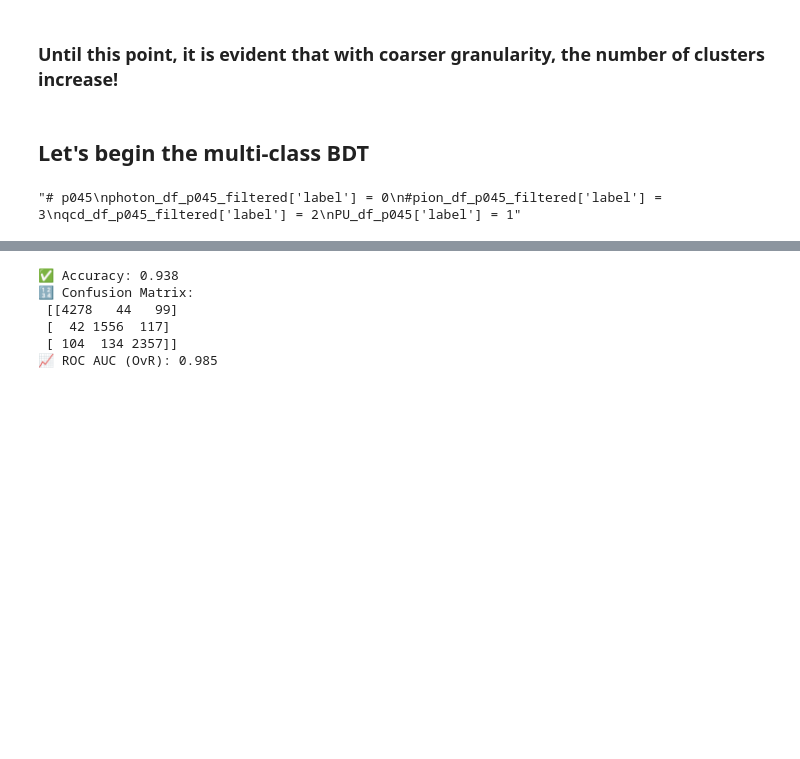
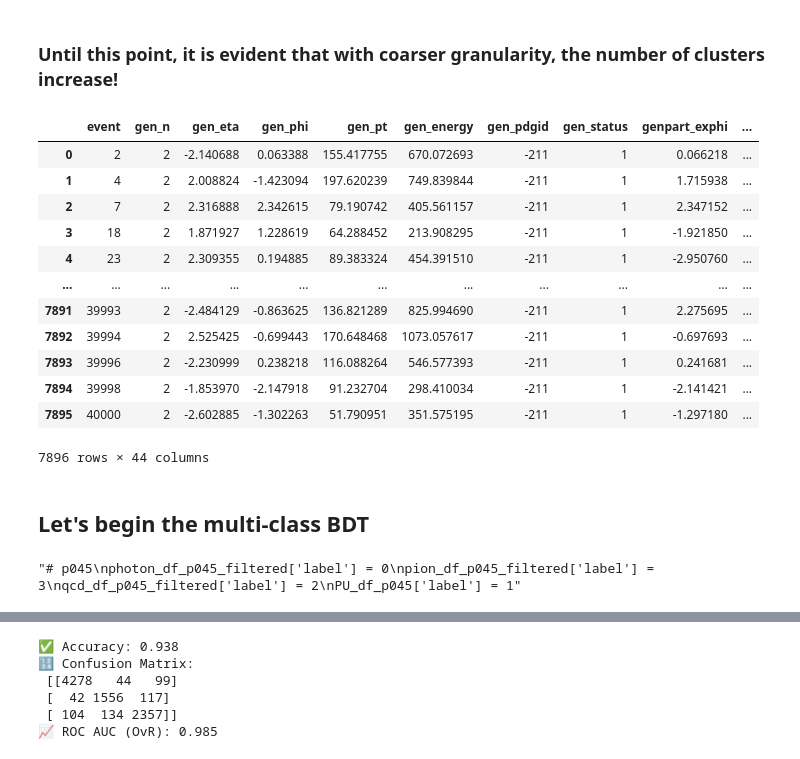
Before and after one commit to tdebnath16/shower_shape_studies, a Jupyter notebook: training_newalgo.ipynb, the cells around one changed output, grey strips where cells are left out. Drawn from its saved outputs; the diff is of its cells as text; code cells hidden in the pictures; blank space fills up the shorter version.

```diff
--- a/training_newalgo.ipynb
+++ b/training_newalgo.ipynb
@@ -113,6 +135,7 @@ qcd_df_p045 = ana.load_and_filter_hdf_path(qcd_PU200_gen, qcd_PU200_cl3d_p045)
 # %%
 # Delta r filter
-photon_df_Ref_filtered = ana.filter_by_delta_r(photon_df_Ref, "cl3d_Ref", 0.1)
-photon_df_p016_filtered = ana.filter_by_delta_r(photon_df_p016, "cl3d_p016Tri", 0.1)
-photon_df_p03_filtered = ana.filter_by_delta_r(photon_df_p03, "cl3d_p03Tri", 0.1)
-photon_df_p045_filtered = ana.filter_by_delta_r(photon_df_p045, "cl3d_p045Tri", 0.1)
+pion_df_Ref_filtered = ana.filter_by_delta_r(pion_df_Ref, "cl3d_Ref", 0.1)
+pion_df_p0113_filtered = ana.filter_by_delta_r(pion_df_p0113, "cl3d_p0113Tri", 0.1)
+pion_df_p016_filtered = ana.filter_by_delta_r(pion_df_p016, "cl3d_p016Tri", 0.1)
+pion_df_p03_filtered = ana.filter_by_delta_r(pion_df_p03, "cl3d_p03Tri", 0.1)
+pion_df_p045_filtered = ana.filter_by_delta_r(pion_df_p045, "cl3d_p045Tri", 0.1)
@@ -125,31 +142,47 @@ qcd_df_p045_filtered = ana.filter_by_delta_r(qcd_df_p045, "cl3d_p045Tri", 0.5)
+# %%
+pion_df_Ref_filtered
+# %% [output]
+|  | event | gen_n | gen_eta | gen_phi | gen_pt | gen_energy | gen_pdgid | gen_status | genpart_exphi | ... |
+| 0 | 2 | 2 | -2.140688 | 0.063388 | 155.417755 | 670.072693 | -211 | 1 | 0.066218 | ... |
+| 1 | 4 | 2 | 2.008824 | -1.423094 | 197.620239 | 749.839844 | -211 | 1 | 1.715938 | ... |
+| 2 | 7 | 2 | 2.316888 | 2.342615 | 79.190742 | 405.561157 | -211 | 1 | 2.347152 | ... |
+| 3 | 18 | 2 | 1.871927 | 1.228619 | 64.288452 | 213.908295 | -211 | 1 | -1.921850 | ... |
+| 4 | 23 | 2 | 2.309355 | 0.194885 | 89.383324 | 454.391510 | -211 | 1 | -2.950760 | ... |
+| ... | ... | ... | ... | ... | ... | ... | ... | ... | ... | ... |
+| 7891 | 39993 | 2 | -2.484129 | -0.863625 | 136.821289 | 825.994690 | -211 | 1 | 2.275695 | ... |
+| 7892 | 39994 | 2 | 2.525425 | -0.699443 | 170.648468 | 1073.057617 | -211 | 1 | -0.697693 | ... |
+| 7893 | 39996 | 2 | -2.230999 | 0.238218 | 116.088264 | 546.577393 | -211 | 1 | 0.241681 | ... |
+| 7894 | 39998 | 2 | -1.853970 | -2.147918 | 91.232704 | 298.410034 | -211 | 1 | -2.141421 | ... |
+| 7895 | 40000 | 2 | -2.602885 | -1.302263 | 51.790951 | 351.575195 | -211 | 1 | -1.297180 | ... |
+7896 rows × 44 columns
 # %% [markdown]
 ## Let's begin the multi-class BDT
 # %%
 '''# Ref
 photon_df_Ref_filtered['label'] = 0
-#pion_df_Ref_filtered['label'] = 3
+pion_df_Ref_filtered['label'] = 3
 qcd_df_Ref_filtered['label'] = 2
 PU_df_Ref['label'] = 1'''
 
 # p016
 photon_df_p016_filtered['label'] = 0
-#pion_df_p016_filtered['label'] = 3
+pion_df_p016_filtered['label'] = 3
 qcd_df_p016_filtered['label'] = 2
 PU_df_p016['label'] = 1
 
 '''# p03
 photon_df_p03_filtered['label'] = 0
-#pion_df_p03_filtered['label'] = 3
+pion_df_p03_filtered['label'] = 3
 qcd_df_p03_filtered['label'] = 2
 PU_df_p03['label'] = 1'''
 
 '''# p045
 photon_df_p045_filtered['label'] = 0
-#pion_df_p045_filtered['label'] = 3
+pion_df_p045_filtered['label'] = 3
 qcd_df_p045_filtered['label'] = 2
 PU_df_p045['label'] = 1'''
 # %% [output]
-"# p045\nphoton_df_p045_filtered['label'] = 0\n#pion_df_p045_filtered['label'] = 3\nqcd_df_p045_filtered['label'] = 2\nPU_df_p045['label'] = 1"
+"# p045\nphoton_df_p045_filtered['label'] = 0\npion_df_p045_filtered['label'] = 3\nqcd_df_p045_filtered['label'] = 2\nPU_df_p045['label'] = 1"
 # %%
 all_dfs = [qcd_df_p016_filtered, photon_df_p016_filtered, PU_df_p016]
 for i in range(len(all_dfs)):
```
Also changed, not shown: parts of 16 cells of this notebook, 2 other files.
